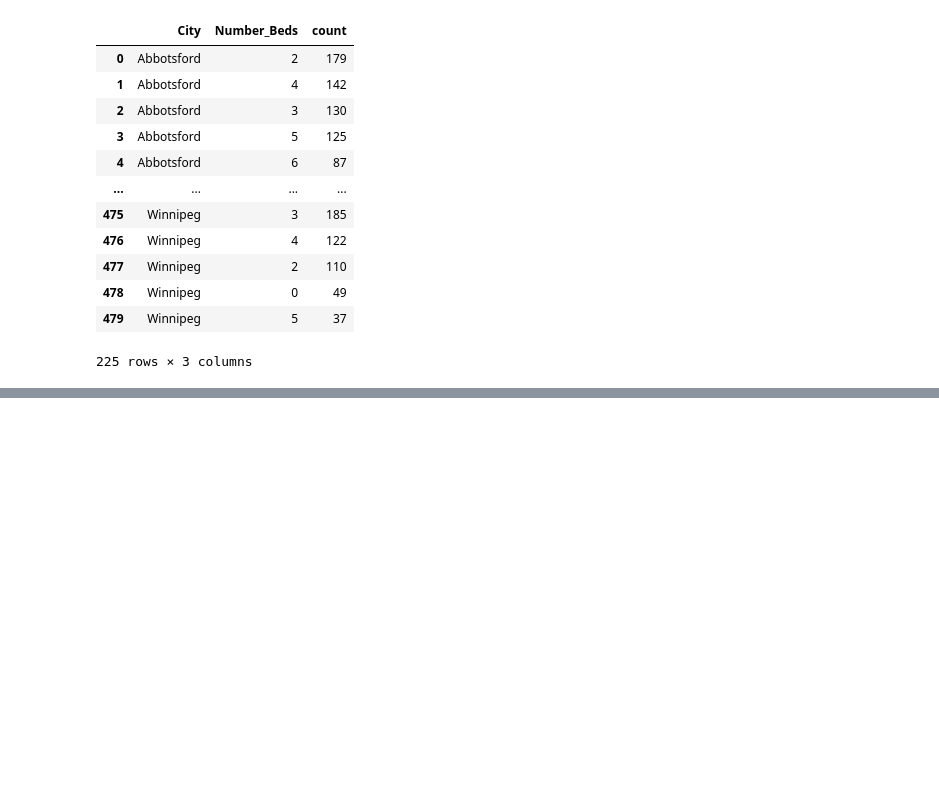
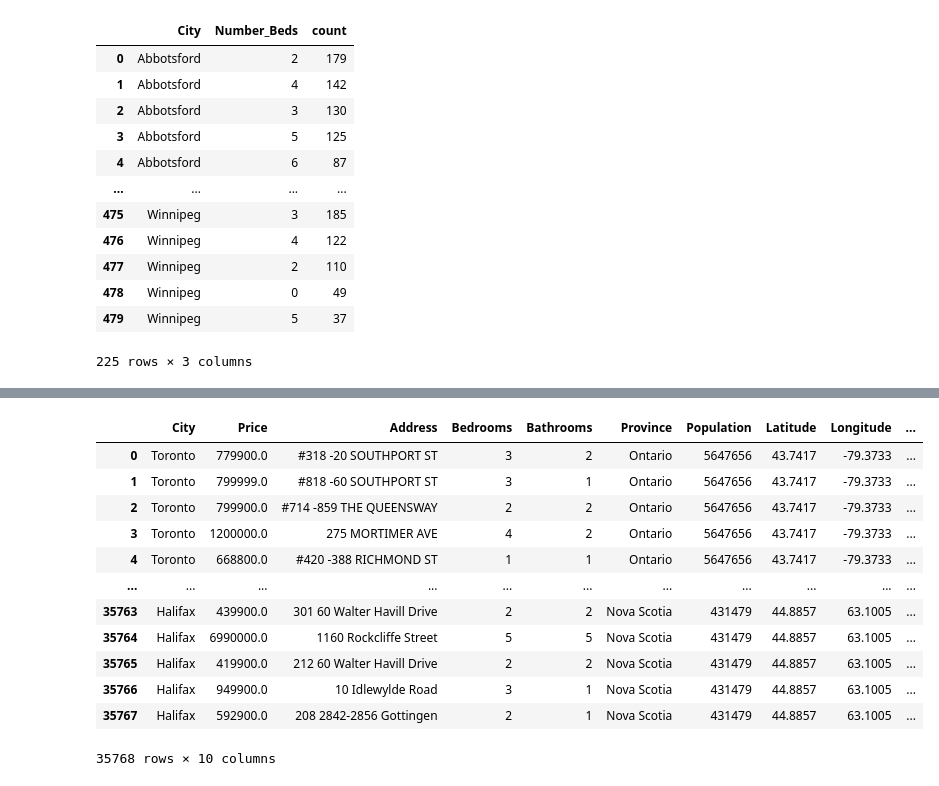
Before and after one commit to UBC-MDS/DSCI-532_2024_5_Estate_Track, a Jupyter notebook: notebooks/EDA.ipynb, the cells around one changed output, grey strips where cells are left out. Saved outputs shown, nothing was run; the diff lists cells and outputs as text; code cells hidden in the pictures; blank space fills up the shorter version.

```diff
--- a/notebooks/EDA.ipynb
+++ b/notebooks/EDA.ipynb
@@ -171,0 +191,16 @@ top_5_per_city
+# %%
+df
+# %% [output]
+|  | City | Price | Address | Bedrooms | Bathrooms | Province | Population | Latitude | Longitude | ... |
+| 0 | Toronto | 779900.0 | #318 -20 SOUTHPORT ST | 3 | 2 | Ontario | 5647656 | 43.7417 | -79.3733 | ... |
+| 1 | Toronto | 799999.0 | #818 -60 SOUTHPORT ST | 3 | 1 | Ontario | 5647656 | 43.7417 | -79.3733 | ... |
+| 2 | Toronto | 799900.0 | #714 -859 THE QUEENSWAY | 2 | 2 | Ontario | 5647656 | 43.7417 | -79.3733 | ... |
+| 3 | Toronto | 1200000.0 | 275 MORTIMER AVE | 4 | 2 | Ontario | 5647656 | 43.7417 | -79.3733 | ... |
+| 4 | Toronto | 668800.0 | #420 -388 RICHMOND ST | 1 | 1 | Ontario | 5647656 | 43.7417 | -79.3733 | ... |
+| ... | ... | ... | ... | ... | ... | ... | ... | ... | ... | ... |
+| 35763 | Halifax | 439900.0 | 301 60 Walter Havill Drive | 2 | 2 | Nova Scotia | 431479 | 44.8857 | 63.1005 | ... |
+| 35764 | Halifax | 6990000.0 | 1160 Rockcliffe Street | 5 | 5 | Nova Scotia | 431479 | 44.8857 | 63.1005 | ... |
+| 35765 | Halifax | 419900.0 | 212 60 Walter Havill Drive | 2 | 2 | Nova Scotia | 431479 | 44.8857 | 63.1005 | ... |
+| 35766 | Halifax | 949900.0 | 10 Idlewylde Road | 3 | 1 | Nova Scotia | 431479 | 44.8857 | 63.1005 | ... |
+| 35767 | Halifax | 592900.0 | 208 2842-2856 Gottingen | 2 | 1 | Nova Scotia | 431479 | 44.8857 | 63.1005 | ... |
+35768 rows × 10 columns
```
Also changed, not shown: parts of 1 cell of this notebook, 1 other file.
